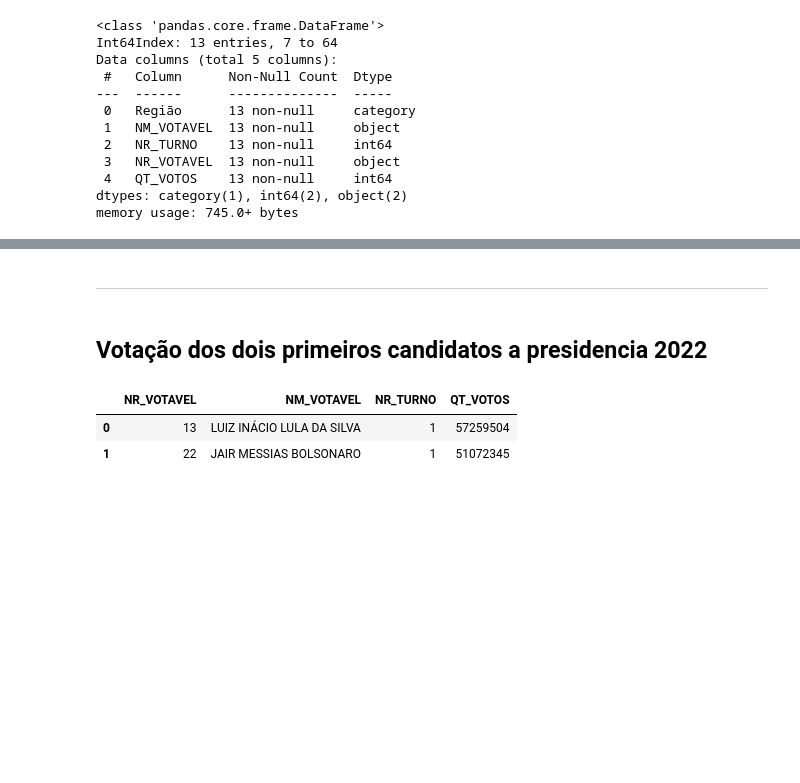
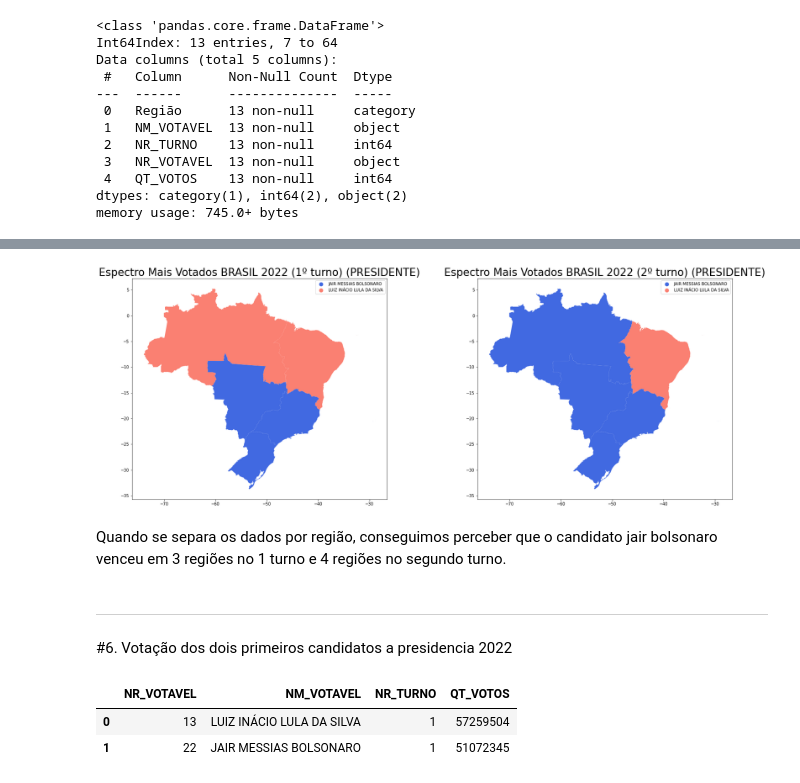
Before and after one commit to kaioribeiro97/Mapa_Da_Eleicoes_2022, a Jupyter notebook: Eleições_2022.ipynb, the cells around one changed output, grey strips where cells are left out. Saved outputs shown, nothing was run; the diff lists cells and outputs as text; code cells hidden in the pictures; blank space fills up the shorter version.

```diff
--- a/Eleições_2022.ipynb
+++ b/Eleições_2022.ipynb
@@ -643,18 +651,20 @@ candidatos_mais_votados_2022_1turno_regiao.head()
 | 4 | 01/11/2022 | 16:05:25 | 2022 | 2 | ELEIÇÃO ORDINÁRIA | 1 | 544 | ... |
 5 rows × 27 columns
 # %%
-candidatos_mais_votados_2022_1turno_regiao1 = candidatos_mais_votados_2022_1turno_regiao[candidatos_mais_votados_2022_1turno_regiao['NR_TURNO']== 1]\
-.groupby(['Região','NM_VOTAVEL'])\
-.agg({  'NR_TURNO':'first', 'NR_VOTAVEL':"first",
+total_votos_por_Regiao_1_turno = candidatos_mais_votados_2022_1turno_regiao[candidatos_mais_votados_2022_1turno_regiao['NR_TURNO']== 1]\
+.groupby(['Região','NR_VOTAVEL'])\
+.agg({'NR_TURNO' :'first',
+      'Região':'first', 'NR_TURNO':'first', 'NR_VOTAVEL':"first", 'NM_VOTAVEL':"first",
       'QT_VOTOS' : 'sum' })\
-      .sort_values(by='QT_VOTOS',ascending=False)
+      .sort_values(by='QT_VOTOS',ascending=False)\
+      .drop_duplicates(subset=['Região'],keep='first')
 
-candidatos_mais_votados_2022_1turno_regiao1.reset_index(drop = False, inplace = True)
 
-candidatos_mais_votados_2022_2turno_regiao1 = candidatos_mais_votados_2022_2turno_regiao[candidatos_mais_votados_2022_2turno_regiao['NR_TURNO']== 2]\
-.groupby(['Região','NM_VOTAVEL'])\
-.agg({  'NR_TURNO':'first', 'NR_VOTAVEL':"first",
+total_votos_por_Regiao_2_turno = candidatos_mais_votados_2022_2turno_regiao[candidatos_mais_votados_2022_2turno_regiao['NR_TURNO']== 2]\
+.groupby(['Região','NR_VOTAVEL'])\
+.agg({'NR_TURNO' :'first',
+      'Região':'first', 'NR_TURNO':'first', 'NR_VOTAVEL':"first", 'NM_VOTAVEL':"first",
       'QT_VOTOS' : 'sum' })\
-      .sort_values(by='QT_VOTOS',ascending=False)
-
+      .sort_values(by='QT_VOTOS',ascending=False)\
+      .drop_duplicates(subset=['Região'],keep='first')
 candidatos_mais_votados_2022_2turno_regiao1.reset_index(drop = False, inplace = True)
@@ -826,7 +705,25 @@ fig.show()
+# %%
+total_votos_por_Regiao_1_turno.reset_index(drop = True, inplace = True)
+total_votos_por_Regiao_2_turno.reset_index(drop = True, inplace = True)
+# %%
+mapa_mais_votados_2022_1turno_geo_regiao = geo_Regiao.merge(total_votos_por_Regiao_1_turno, left_on='name_region', right_on='Região')
+mapa_mais_votados_2022_2turno_geo_regiao = geo_Regiao.merge(total_votos_por_Regiao_2_turno, left_on='name_region', right_on='Região')
+# %%
+fig, ax = plt.subplots(1,2,figsize=(28,10))
+
+ax[0].set_title(f'Espectro Mais Votados {LOCAL} 2022 (1º turno) ({TIPO_CANDIDATO})', color='black', size=26)
+ax[1].set_title(f'Espectro Mais Votados {LOCAL} 2022 (2º turno) ({TIPO_CANDIDATO})', color='black', size=26)
+
+mapa_mais_votados_2022_1turno_geo_regiao.plot(column='NM_VOTAVEL', legend=True, cmap=cmap, ax=ax[0])
+mapa_mais_votados_2022_2turno_geo_regiao.plot(column='NM_VOTAVEL', legend=True, cmap=cmap, ax=ax[1]);
+# %% [output]
+[figure, added]
+# %% [markdown]
+Quando se separa os dados por região, conseguimos perceber que o candidato jair bolsonaro venceu em 3 regiões no 1 turno e 4 regiões no segundo turno.
 # %% [markdown]
 -----------------
 # %% [markdown]
-## Votação dos dois primeiros candidatos a presidencia 2022
+#6. Votação dos dois primeiros candidatos a presidencia 2022
 # %%
 df_2022_1turno_por_candidato =df2.query('NR_TURNO == 1')
 df_2022_2turno_por_candidato =df2.query('NR_TURNO == 2')
```
Also changed, not shown: parts of 54 cells of this notebook.
